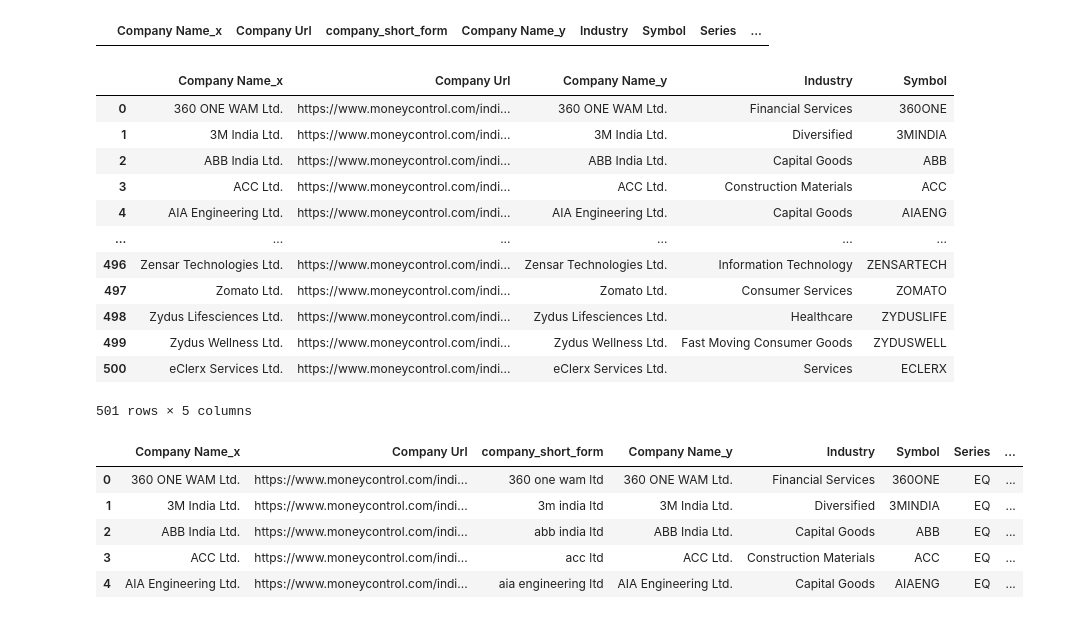
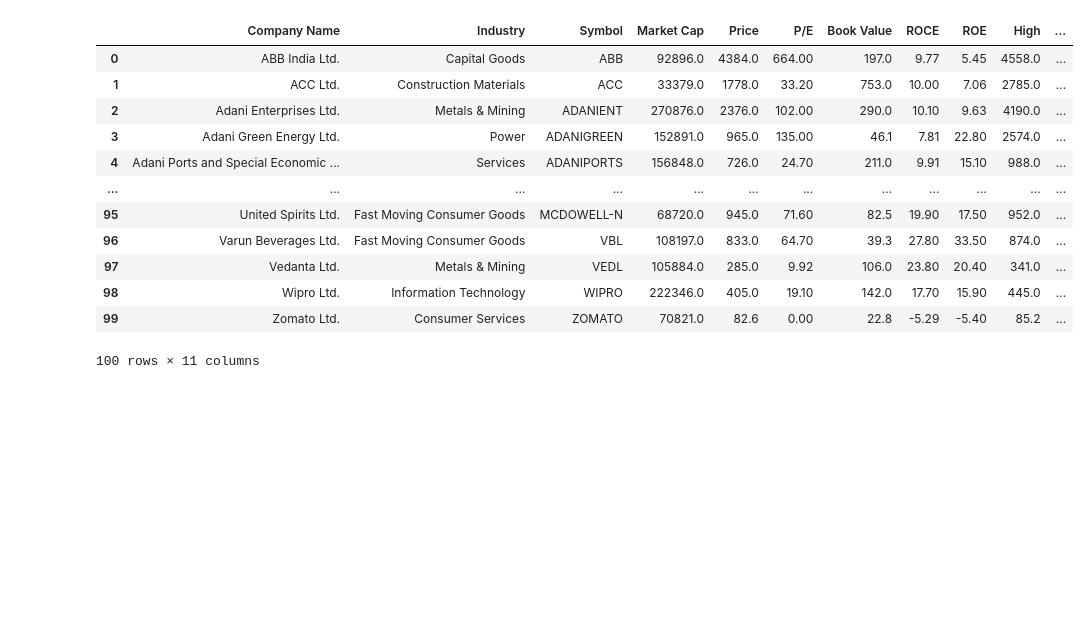
Before and after one commit to prp20/Financial_anayslis_using_python, a Jupyter notebook: Untitled.ipynb, the cells around one changed output. Saved outputs shown, nothing was run; the diff lists cells and outputs as text; code cells hidden in the pictures; blank space fills up the shorter version.

Commit message:
Storing data

```diff
--- a/Untitled.ipynb
+++ b/Untitled.ipynb
@@ -56,0 +53,14 @@ new_data = dataset.merge(nifty_data,on='company_short_form' ,how='right')
+# %%
+nifty_data = pd.read_csv('ind_nifty100list.csv')
+cols = list(nifty_data.columns)
+# %%
+new_data = pd.DataFrame(columns = list(nifty_data.columns))
+for index, row in nifty_data.iterrows():
+    print(row.Symbol)
+    new_dict = get_company_fundamentals(row.Symbol)
+    new_dict['Company Name'] = row['Company Name']
+    new_dict['Industry'] = row['Industry']
+    new_dict['Symbol'] = row['Symbol']
+    new_data = pd.concat([new_data, pd.DataFrame([new_dict])], ignore_index=True)
+    print(index)
+    sleep(2)
@@ -69,29 +101,21 @@ dtype: int64
-# %%
-new_data[new_data['Company Url'].isna()]
-# %% [output]
-|  | Company Name_x | Company Url | company_short_form | Company Name_y | Industry | Symbol | Series | ... |
-# %%
-new_data.drop(['Series', 'ISIN Code', 'company_short_form'], axis=1)
-# %% [output]
-|  | Company Name_x | Company Url | Company Name_y | Industry | Symbol |
-| 0 | 360 ONE WAM Ltd. | https://www.moneycontrol.com/indi... | 360 ONE WAM Ltd. | Financial Services | 360ONE |
-| 1 | 3M India Ltd. | https://www.moneycontrol.com/indi... | 3M India Ltd. | Diversified | 3MINDIA |
-| 2 | ABB India Ltd. | https://www.moneycontrol.com/indi... | ABB India Ltd. | Capital Goods | ABB |
-| 3 | ACC Ltd. | https://www.moneycontrol.com/indi... | ACC Ltd. | Construction Materials | ACC |
-| 4 | AIA Engineering Ltd. | https://www.moneycontrol.com/indi... | AIA Engineering Ltd. | Capital Goods | AIAENG |
-| ... | ... | ... | ... | ... | ... |
-| 496 | Zensar Technologies Ltd. | https://www.moneycontrol.com/indi... | Zensar Technologies Ltd. | Information Technology | ZENSARTECH |
-| 497 | Zomato Ltd. | https://www.moneycontrol.com/indi... | Zomato Ltd. | Consumer Services | ZOMATO |
-| 498 | Zydus Lifesciences Ltd. | https://www.moneycontrol.com/indi... | Zydus Lifesciences Ltd. | Healthcare | ZYDUSLIFE |
-| 499 | Zydus Wellness Ltd. | https://www.moneycontrol.com/indi... | Zydus Wellness Ltd. | Fast Moving Consumer Goods | ZYDUSWELL |
-| 500 | eClerx Services Ltd. | https://www.moneycontrol.com/indi... | eClerx Services Ltd. | Services | ECLERX |
-501 rows × 5 columns
+# %%
+new_data['Series'] = new_data['Series'].astype(float)
+new_data['ISIN Code'] = new_data['ISIN Code'].astype(float)
+# %%
+new_data.dropna(how='all', axis=1, inplace=True)
 # %%
-new_data.head()
+new_data
 # %% [output]
-|  | Company Name_x | Company Url | company_short_form | Company Name_y | Industry | Symbol | Series | ... |
-| 0 | 360 ONE WAM Ltd. | https://www.moneycontrol.com/indi... | 360 one wam ltd | 360 ONE WAM Ltd. | Financial Services | 360ONE | EQ | ... |
-| 1 | 3M India Ltd. | https://www.moneycontrol.com/indi... | 3m india ltd | 3M India Ltd. | Diversified | 3MINDIA | EQ | ... |
-| 2 | ABB India Ltd. | https://www.moneycontrol.com/indi... | abb india ltd | ABB India Ltd. | Capital Goods | ABB | EQ | ... |
-| 3 | ACC Ltd. | https://www.moneycontrol.com/indi... | acc ltd | ACC Ltd. | Construction Materials | ACC | EQ | ... |
-| 4 | AIA Engineering Ltd. | https://www.moneycontrol.com/indi... | aia engineering ltd | AIA Engineering Ltd. | Capital Goods | AIAENG | EQ | ... |
+|  | Company Name | Industry | Symbol | Market Cap | Price | P/E | Book Value | ROCE | ROE | High | ... |
+| 0 | ABB India Ltd. | Capital Goods | ABB | 92896.0 | 4384.0 | 664.00 | 197.0 | 9.77 | 5.45 | 4558.0 | ... |
+| 1 | ACC Ltd. | Construction Materials | ACC | 33379.0 | 1778.0 | 33.20 | 753.0 | 10.00 | 7.06 | 2785.0 | ... |
+| 2 | Adani Enterprises Ltd. | Metals & Mining | ADANIENT | 270876.0 | 2376.0 | 102.00 | 290.0 | 10.10 | 9.63 | 4190.0 | ... |
+| 3 | Adani Green Energy Ltd. | Power | ADANIGREEN | 152891.0 | 965.0 | 135.00 | 46.1 | 7.81 | 22.80 | 2574.0 | ... |
+| 4 | Adani Ports and Special Economic ... | Services | ADANIPORTS | 156848.0 | 726.0 | 24.70 | 211.0 | 9.91 | 15.10 | 988.0 | ... |
+| ... | ... | ... | ... | ... | ... | ... | ... | ... | ... | ... | ... |
+| 95 | United Spirits Ltd. | Fast Moving Consumer Goods | MCDOWELL-N | 68720.0 | 945.0 | 71.60 | 82.5 | 19.90 | 17.50 | 952.0 | ... |
+| 96 | Varun Beverages Ltd. | Fast Moving Consumer Goods | VBL | 108197.0 | 833.0 | 64.70 | 39.3 | 27.80 | 33.50 | 874.0 | ... |
+| 97 | Vedanta Ltd. | Metals & Mining | VEDL | 105884.0 | 285.0 | 9.92 | 106.0 | 23.80 | 20.40 | 341.0 | ... |
+| 98 | Wipro Ltd. | Information Technology | WIPRO | 222346.0 | 405.0 | 19.10 | 142.0 | 17.70 | 15.90 | 445.0 | ... |
+| 99 | Zomato Ltd. | Consumer Services | ZOMATO | 70821.0 | 82.6 | 0.00 | 22.8 | -5.29 | -5.40 | 85.2 | ... |
+100 rows × 11 columns
```
Also changed, not shown: parts of 26 cells of this notebook, 3 other files.
